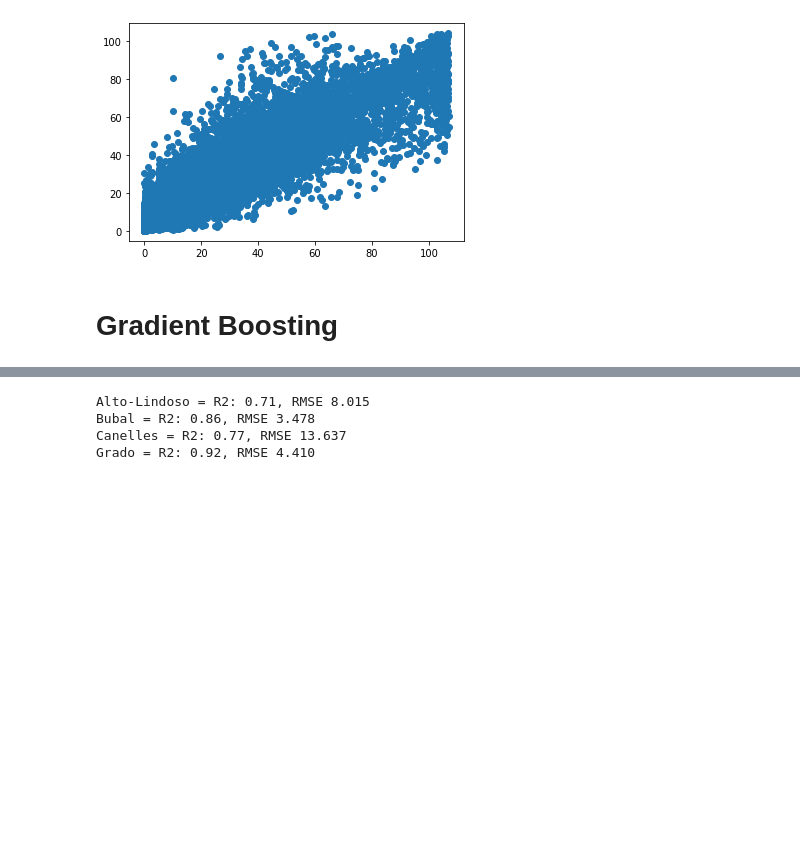
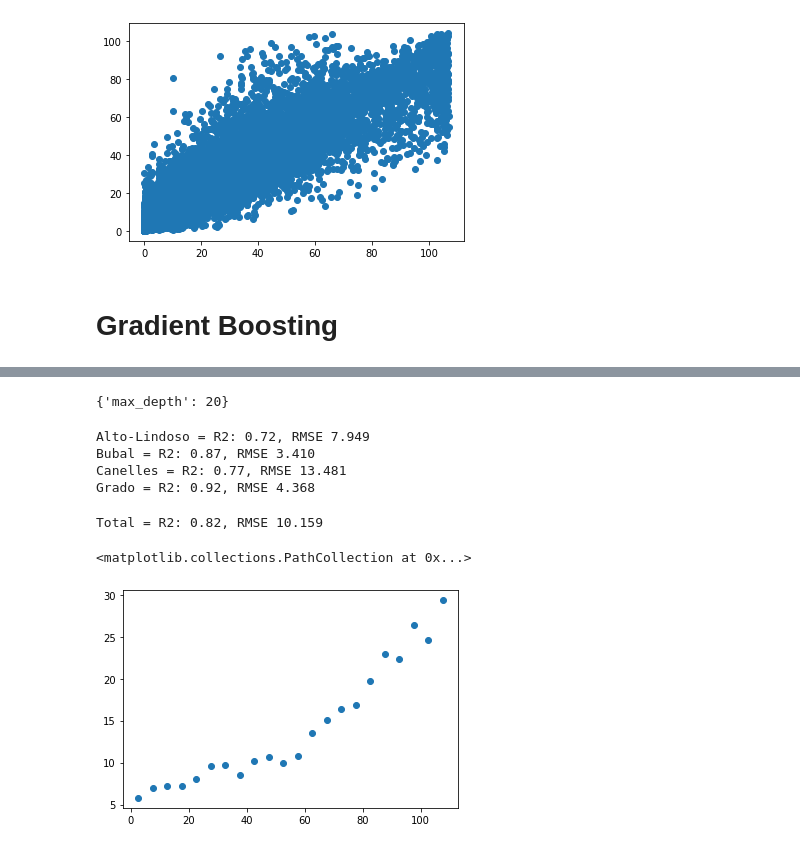
Before and after one commit to davemlz/Master_of_DataScience, a Jupyter notebook: TFM/depth_LR.ipynb, the cells around one changed output, grey strips where cells are left out. Drawn from its saved outputs; the diff is of its cells as text; code cells hidden in the pictures; blank space fills up the shorter version.

```diff
--- a/TFM/depth_LR.ipynb
+++ b/TFM/depth_LR.ipynb
@@ -251,6 +251,7 @@ plt.scatter(y_test,y_pred)
 # %% [markdown]
 # Gradient Boosting
 # %%
-parameters = {"max_depth":np.arange(3,15,1)}
-rfReg = GridSearchCV(gb(n_estimators = 500,max_features = "sqrt",validation_fraction = 0.05,n_iter_no_change = 15,random_state = 20),parameters,cv = 3,scoring = "neg_root_mean_squared_error")
+parameters = {"max_depth":np.arange(10,101,10)}
+gbreg = gb(n_estimators = 500,max_features = "sqrt",validation_fraction = 0.05,n_iter_no_change = 10,random_state = 20,tol = 0.01)
+rfReg = GridSearchCV(gbreg,parameters,cv = 5,scoring = "neg_root_mean_squared_error")
 rfReg.fit(X_train,y_train)
@@ -275,0 +295,6 @@ y_pred_G = randomBG.predict(scaler.transform(X_test_G))
+# %%
+bestGB = rfReg.best_estimator_
+# %%
+rfReg.best_params_
+# %% [output]
+{'max_depth': 20}
@@ -276,10 +304,39 @@ y_pred_G = randomBG.predict(scaler.transform(X_test_G))
+# %%
+y_pred_A = bestGB.predict(scaler.transform(X_test_A))
+y_pred_B = bestGB.predict(scaler.transform(X_test_B))
+y_pred_C = bestGB.predict(scaler.transform(X_test_C))
+y_pred_G = bestGB.predict(scaler.transform(X_test_G))
+
+ys_A = pd.DataFrame({"y_test":y_test_A,"y_pred":y_pred_A})
+ys_B = pd.DataFrame({"y_test":y_test_B,"y_pred":y_pred_B})
+ys_C = pd.DataFrame({"y_test":y_test_C,"y_pred":y_pred_C})
+ys_G = pd.DataFrame({"y_test":y_test_G,"y_pred":y_pred_G})
+
+ys_A.to_csv("/content/drive/My Drive/TFM/train-test-val/ytest-ypred-A-GB.csv",index = False)
+ys_B.to_csv("/content/drive/My Drive/TFM/train-test-val/ytest-ypred-B-GB.csv",index = False)
+ys_C.to_csv("/content/drive/My Drive/TFM/train-test-val/ytest-ypred-C-GB.csv",index = False)
+ys_G.to_csv("/content/drive/My Drive/TFM/train-test-val/ytest-ypred-G-GB.csv",index = False)
 # %%
 print("Alto-Lindoso = R2: %0.2f, RMSE %0.3f" % (r2(y_test_A,y_pred_A),mse(y_test_A,y_pred_A,squared = False)))
 print("Bubal = R2: %0.2f, RMSE %0.3f" % (r2(y_test_B,y_pred_B),mse(y_test_B,y_pred_B,squared = False)))
 print("Canelles = R2: %0.2f, RMSE %0.3f" % (r2(y_test_C,y_pred_C),mse(y_test_C,y_pred_C,squared = False)))
 print("Grado = R2: %0.2f, RMSE %0.3f" % (r2(y_test_G,y_pred_G),mse(y_test_G,y_pred_G,squared = False)))
 # %% [output]
-Alto-Lindoso = R2: 0.71, RMSE 8.015
-Bubal = R2: 0.86, RMSE 3.478
-Canelles = R2: 0.77, RMSE 13.637
-Grado = R2: 0.92, RMSE 4.410
+Alto-Lindoso = R2: 0.72, RMSE 7.949
+Bubal = R2: 0.87, RMSE 3.410
+Canelles = R2: 0.77, RMSE 13.481
+Grado = R2: 0.92, RMSE 4.368
+# %%
+y_test = np.array(pd.concat([y_test_A,y_test_B,y_test_C,y_test_G]))
+y_pred = np.concatenate((y_pred_A,y_pred_B,y_pred_C,y_pred_G))
+# %%
+print("Total = R2: %0.2f, RMSE %0.3f" % (r2(y_test,y_pred),mse(y_test,y_pred,squared = False)))
+# %% [output]
+Total = R2: 0.82, RMSE 10.159
+# %%
+rmseDepth = rmseByDepth(y_test,y_pred)
+rmseDepth.to_csv("/content/drive/My Drive/TFM/train-test-val/depth-rmse-GB.csv",index = False)
+plt.scatter(rmseDepth['h'],rmseDepth['rmse'])
+# %% [output]
+<matplotlib.collections.PathCollection at 0x...>
+[figure, added]
```
Also changed, not shown: parts of 13 cells of this notebook.
